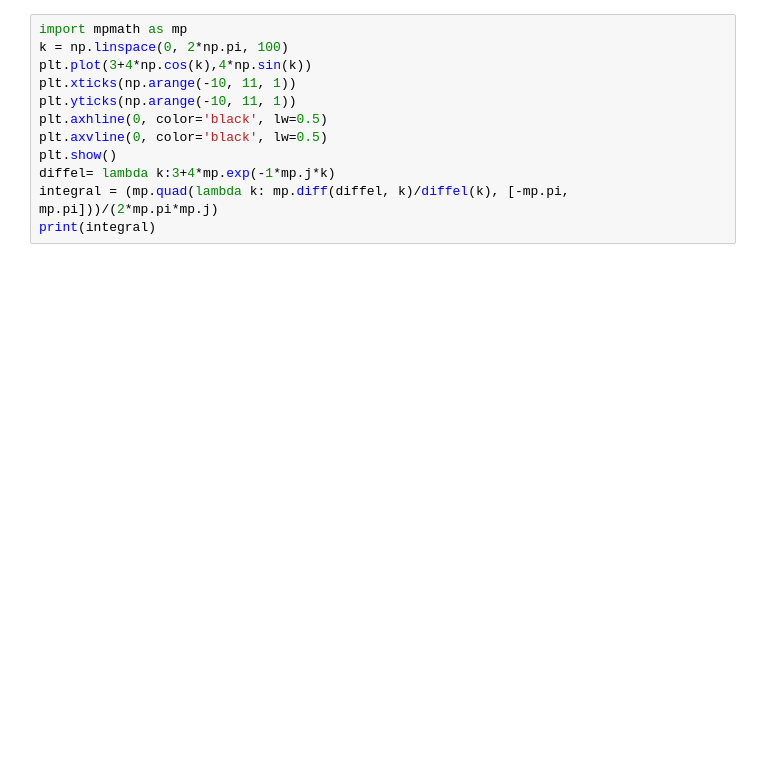
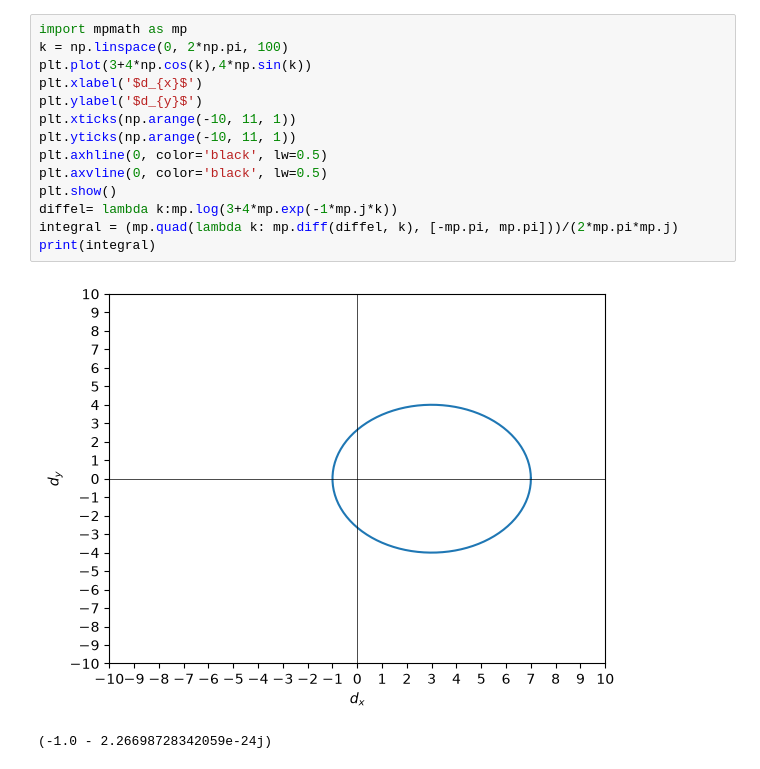
Before and after one commit to AmanU07UIUC/ssh-model, a Jupyter notebook: SSHmodelJupyter.ipynb, the cells around one changed output. Drawn from its saved outputs; the diff is of its cells as text; blank space fills up the shorter version.

```diff
--- a/SSHmodelJupyter.ipynb
+++ b/SSHmodelJupyter.ipynb
@@ -69,12 +114,17 @@ print(eigvecsnew)
 # %%
 import mpmath as mp
 k = np.linspace(0, 2*np.pi, 100)
 plt.plot(3+4*np.cos(k),4*np.sin(k))
+plt.xlabel('$d_{x}$')
+plt.ylabel('$d_{y}$')
 plt.xticks(np.arange(-10, 11, 1))
 plt.yticks(np.arange(-10, 11, 1))
 plt.axhline(0, color='black', lw=0.5)
 plt.axvline(0, color='black', lw=0.5)
 plt.show()
-diffel= lambda k:3+4*mp.exp(-1*mp.j*k)
-integral = (mp.quad(lambda k: mp.diff(diffel, k)/diffel(k), [-mp.pi, mp.pi]))/(2*mp.pi*mp.j)
+diffel= lambda k:mp.log(3+4*mp.exp(-1*mp.j*k))
+integral = (mp.quad(lambda k: mp.diff(diffel, k), [-mp.pi, mp.pi]))/(2*mp.pi*mp.j)
 print(integral)
+# %% [output]
+[figure, added]
+(-1.0 - 2.26698728342059e-24j)
```
Also changed, not shown: parts of 9 cells of this notebook.
